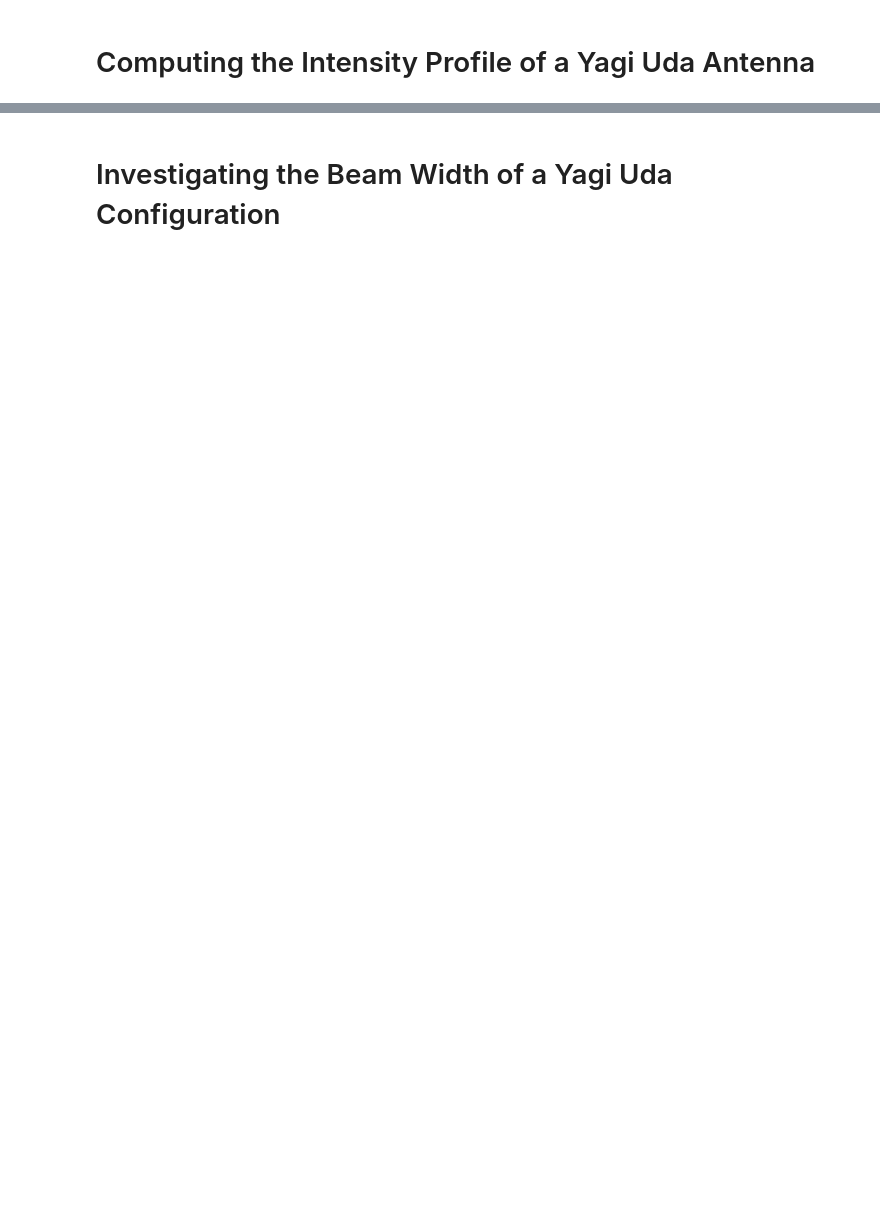
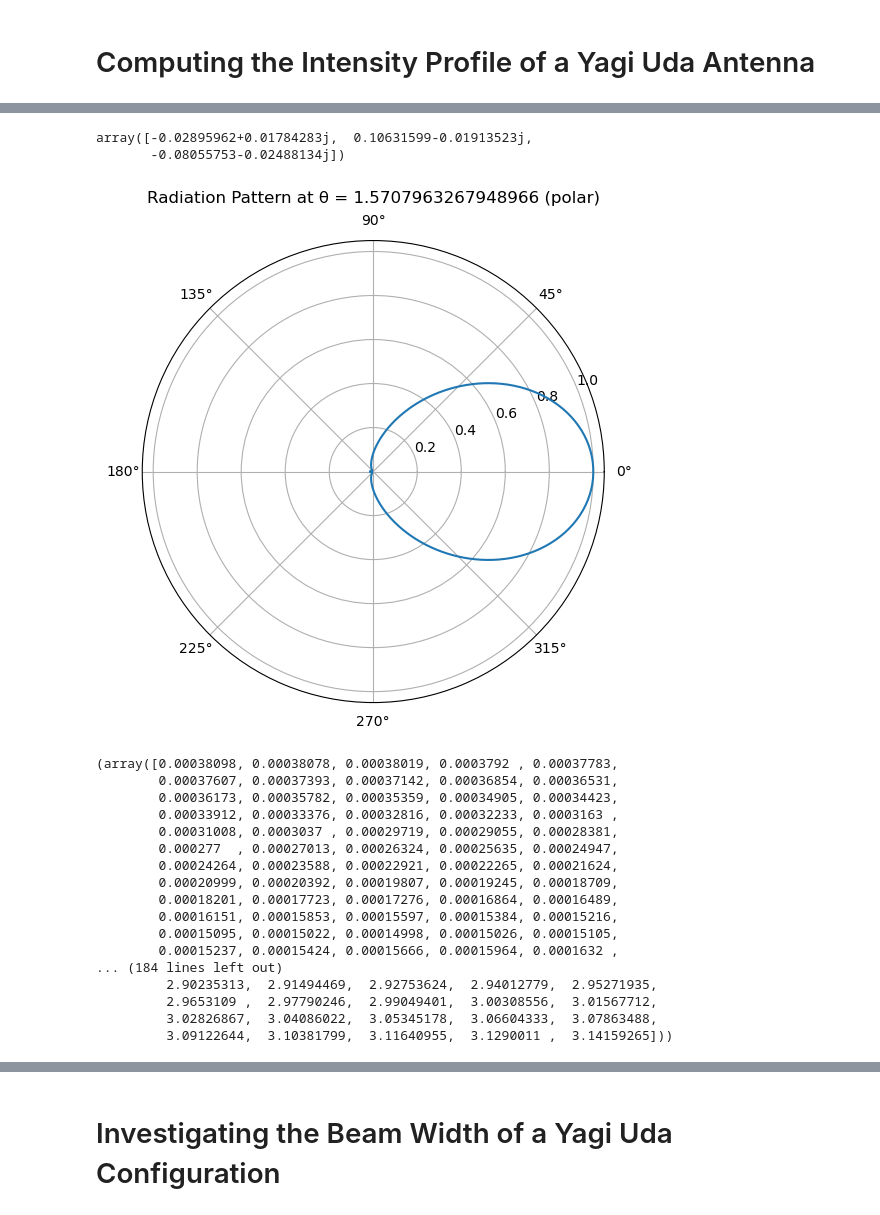
Before and after one commit to mbotbol2/Directivity-of-Antennae, a Jupyter notebook: Yagi Distance Analysis.ipynb, the cells around one changed output, grey strips where cells are left out. Cells and saved outputs as stored; diff of their text form; code cells hidden in the pictures; blank space fills up the shorter version.

```diff
--- a/Yagi Distance Analysis.ipynb
+++ b/Yagi Distance Analysis.ipynb
@@ -155,0 +187,26 @@ def radiation_U_2(k, l_1, l_2, l_3):
+# %%
+input_current(V,matrixZ_new(10))
+# %% [output]
+array([-0.02895962+0.01784283j,  0.10631599-0.01913523j,
+       -0.08055753-0.02488134j])
+# %%
+radiation_phi(3*np.pi, np.pi/2, l_1,l_2,l_3)
+# %% [output]
+[figure, added]
+(array([0.00038098, 0.00038078, 0.00038019, 0.0003792 , 0.00037783,
+        0.00037607, 0.00037393, 0.00037142, 0.00036854, 0.00036531,
+        0.00036173, 0.00035782, 0.00035359, 0.00034905, 0.00034423,
+        0.00033912, 0.00033376, 0.00032816, 0.00032233, 0.0003163 ,
+        0.00031008, 0.0003037 , 0.00029719, 0.00029055, 0.00028381,
+        0.000277  , 0.00027013, 0.00026324, 0.00025635, 0.00024947,
+        0.00024264, 0.00023588, 0.00022921, 0.00022265, 0.00021624,
+        0.00020999, 0.00020392, 0.00019807, 0.00019245, 0.00018709,
+        0.00018201, 0.00017723, 0.00017276, 0.00016864, 0.00016489,
+        0.00016151, 0.00015853, 0.00015597, 0.00015384, 0.00015216,
+        0.00015095, 0.00015022, 0.00014998, 0.00015026, 0.00015105,
+        0.00015237, 0.00015424, 0.00015666, 0.00015964, 0.0001632 ,
+... (184 lines left out)
+         2.90235313,  2.91494469,  2.92753624,  2.94012779,  2.95271935,
+         2.9653109 ,  2.97790246,  2.99049401,  3.00308556,  3.01567712,
+         3.02826867,  3.04086022,  3.05345178,  3.06604333,  3.07863488,
+         3.09122644,  3.10381799,  3.11640955,  3.1290011 ,  3.14159265]))
```
Also changed, not shown: parts of 14 cells of this notebook.
